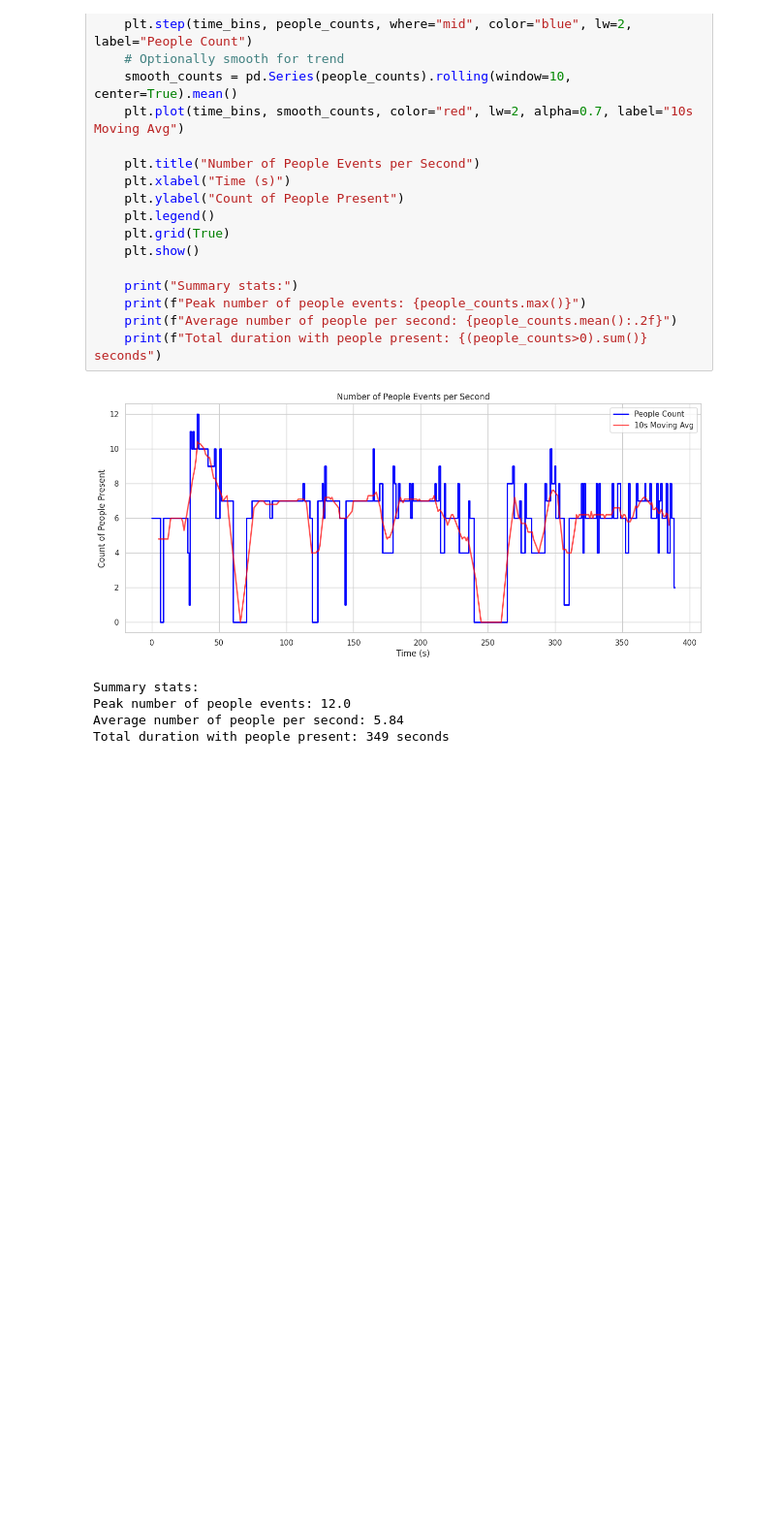
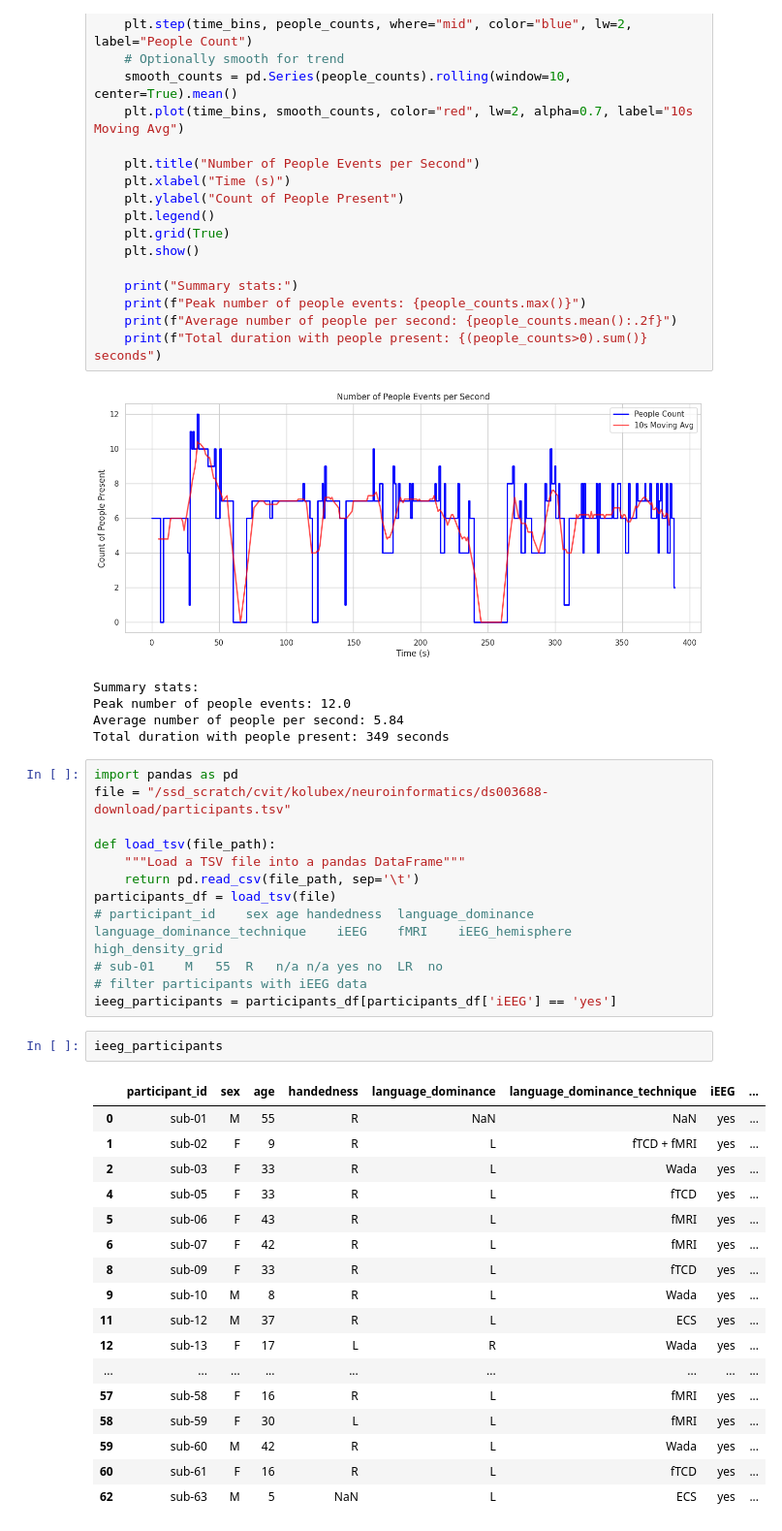
Before and after one commit to kolubex/neuroinformatics_project, a Jupyter notebook: pre_proposal_analysis.ipynb, the cells around one changed output. Shown: that part at 97% size. Cells and saved outputs as stored; diff of their text form; blank space fills up the shorter version.

```diff
--- a/pre_proposal_analysis.ipynb
+++ b/pre_proposal_analysis.ipynb
@@ -365,3 +365,35 @@ Summary stats:
 Peak number of people events: 12.0
 Average number of people per second: 5.84
 Total duration with people present: 349 seconds
+# %%
+import pandas as pd
+file = "/ssd_scratch/cvit/kolubex/neuroinformatics/ds003688-download/participants.tsv"
+
+def load_tsv(file_path):
+    """Load a TSV file into a pandas DataFrame"""
+    return pd.read_csv(file_path, sep='\t')
+participants_df = load_tsv(file)
+# participant_id	sex	age	handedness	language_dominance	language_dominance_technique	iEEG	fMRI	iEEG_hemisphere	high_density_grid
+# sub-01	M	55	R	n/a	n/a	yes	no	LR	no
+# filter participants with iEEG data
+ieeg_participants = participants_df[participants_df['iEEG'] == 'yes']
+# %%
+ieeg_participants
+# %% [output]
+|  | participant_id | sex | age | handedness | language_dominance | language_dominance_technique | iEEG | ... |
+| 0 | sub-01 | M | 55 | R | NaN | NaN | yes | ... |
+| 1 | sub-02 | F | 9 | R | L | fTCD + fMRI | yes | ... |
+| 2 | sub-03 | F | 33 | R | L | Wada | yes | ... |
+| 4 | sub-05 | F | 33 | R | L | fTCD | yes | ... |
+| 5 | sub-06 | F | 43 | R | L | fMRI | yes | ... |
+| 6 | sub-07 | F | 42 | R | L | fMRI | yes | ... |
+| 8 | sub-09 | F | 33 | R | L | fTCD | yes | ... |
+| 9 | sub-10 | M | 8 | R | L | Wada | yes | ... |
+| 11 | sub-12 | M | 37 | R | L | ECS | yes | ... |
+| 12 | sub-13 | F | 17 | L | R | Wada | yes | ... |
+| ... | ... | ... | ... | ... | ... | ... | ... | ... |
+| 57 | sub-58 | F | 16 | R | L | fMRI | yes | ... |
+| 58 | sub-59 | F | 30 | L | L | fMRI | yes | ... |
+| 59 | sub-60 | M | 42 | R | L | Wada | yes | ... |
+| 60 | sub-61 | F | 16 | R | L | fTCD | yes | ... |
+| 62 | sub-63 | M | 5 | NaN | L | ECS | yes | ... |
```
Also changed, not shown: parts of 3 cells of this notebook.
